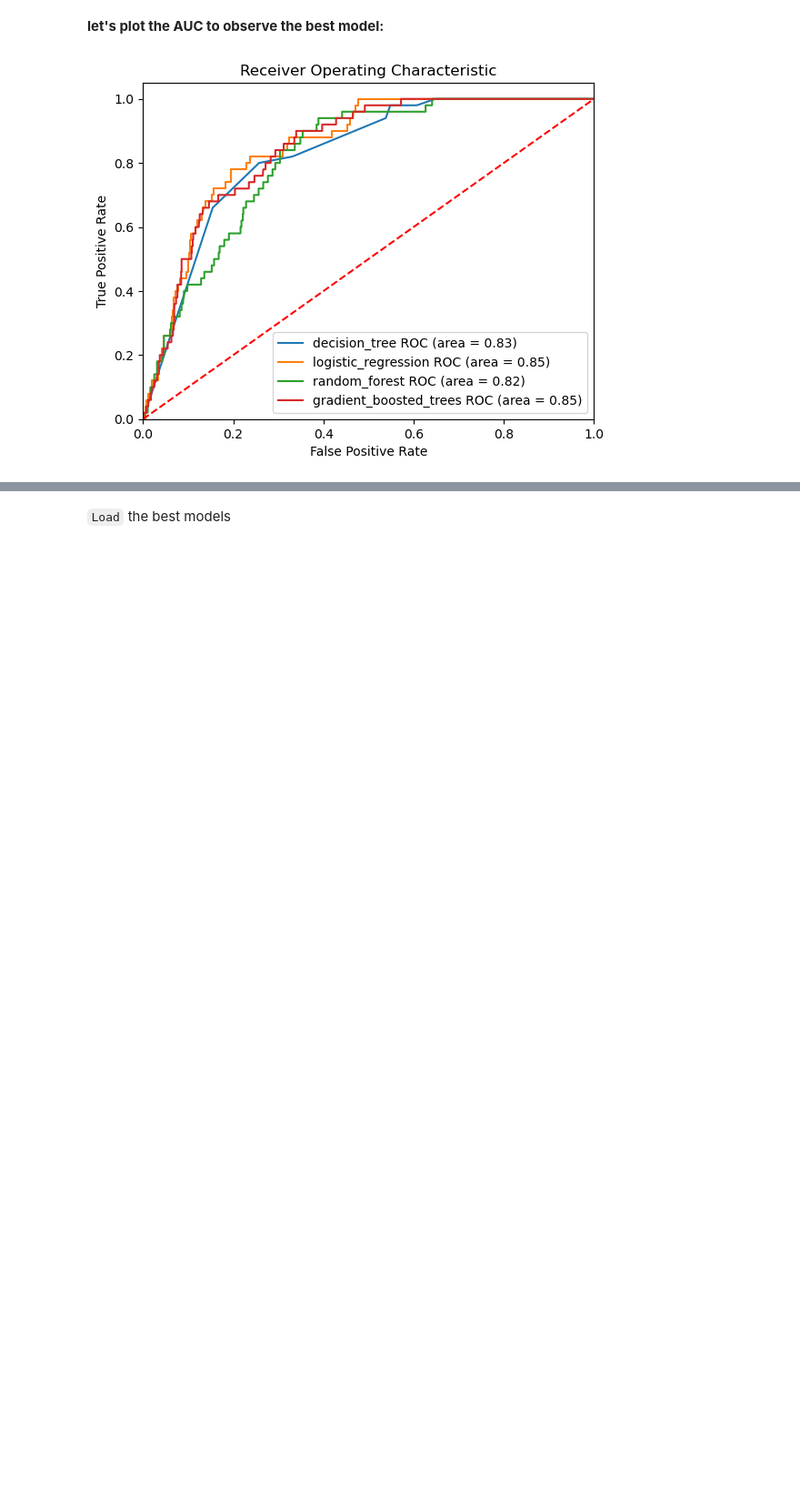
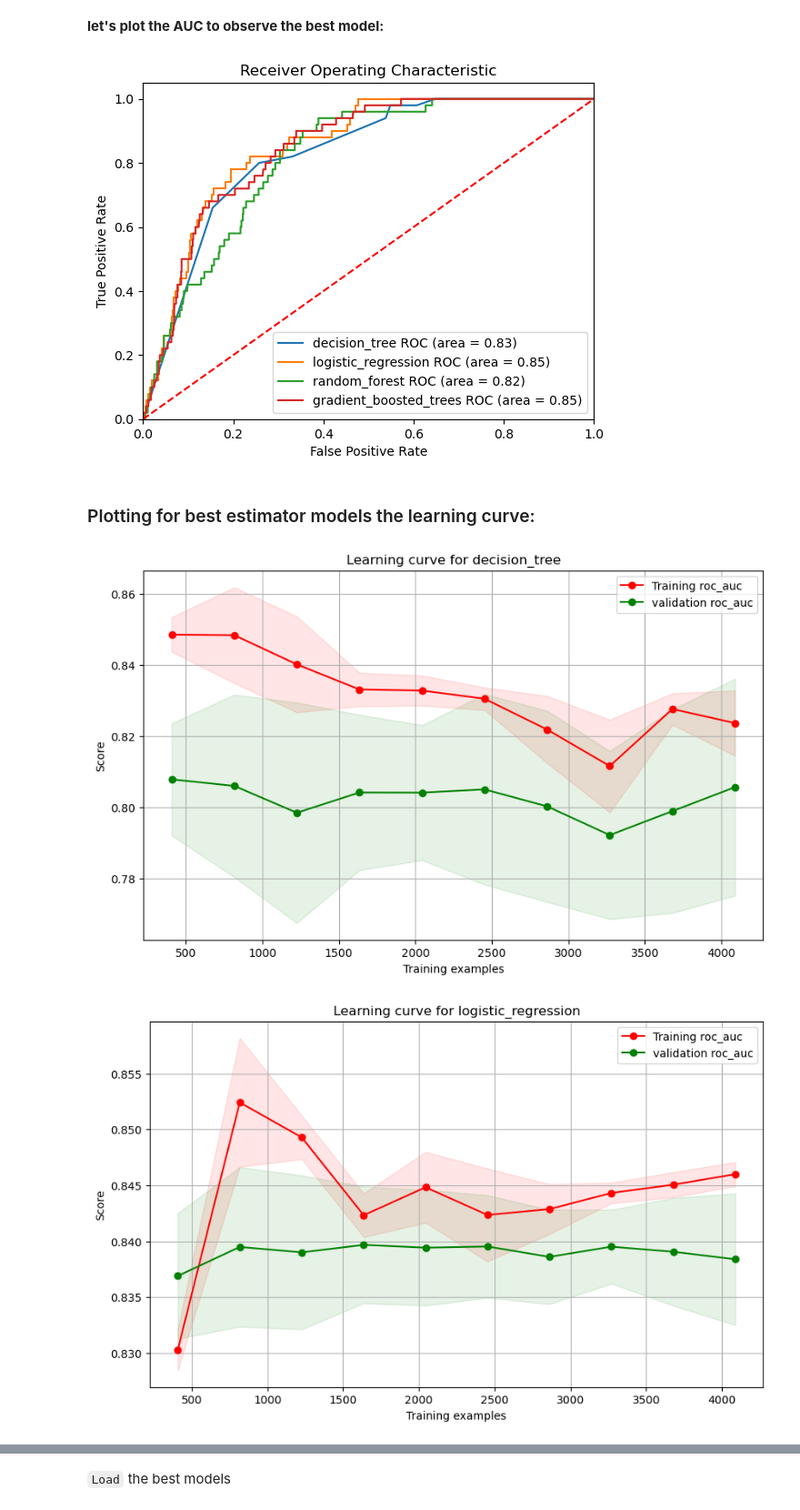
Before and after one commit to waleedtarazi/stroke, a Jupyter notebook: strok.ipynb, the cells around one changed output, grey strips where cells are left out. Shown: that part at 91% size. Saved outputs shown, nothing was run; the diff lists cells and outputs as text; code cells hidden in the pictures; blank space fills up the shorter version.

Commit message:
adding Learning Curve

```diff
--- a/strok.ipynb
+++ b/strok.ipynb
@@ -439,3 +446,37 @@ plt.legend(loc='lower right')
 plt.show()
 # %% [output]
 [figure]
+# %% [markdown]
+### Plotting for best estimator models the learning curve:
+# %%
+cv = 5
+# %%
+train_sizes = np.linspace(0.1, 1.0, 10)
+
+for m in models_joblib:
+    model = joblib.load(m['name'])
+    model.fit(X_train, y_train)
+    train_sizes, train_scores, validation_scores = learning_curve(model, X, y, train_sizes=train_sizes, cv=cv, scoring='roc_auc', n_jobs=-1)
+    # Compute the mean and standard deviation of the training and validation scores for each training set size
+    train_scores_mean = np.mean(train_scores, axis=1)
+    train_scores_std = np.std(train_scores, axis=1)
+    validation_scores_mean = np.mean(validation_scores, axis=1)
+    validation_scores_std = np.std(validation_scores, axis=1)
+    # plotting
+    plt.figure(figsize=(10, 6))
+    plt.title(f'Learning curve for ' + m['label'])
+    plt.xlabel("Training examples")
+    plt.ylabel("Score")
+
+    plt.grid()
+    plt.fill_between(train_sizes, train_scores_mean - train_scores_std, train_scores_mean + train_scores_std, alpha=0.1, color='r')
+    plt.fill_between(train_sizes, validation_scores_mean - validation_scores_std, validation_scores_mean + validation_scores_std, alpha=0.1, color='g')
+    plt.plot(train_sizes, train_scores_mean, 'o-', color='r', label='Training roc_auc')
+    plt.plot(train_sizes, validation_scores_mean, 'o-', color='g', label='validation roc_auc')
+
+    plt.legend(loc="best")
+    plt.savefig( m['label']+'_learning_curve.png')
+    plt.show()
+# %% [output]
+[figure, added]
+[figure, added]
```
Also changed, not shown: parts of 4 cells of this notebook, 1 other file.
